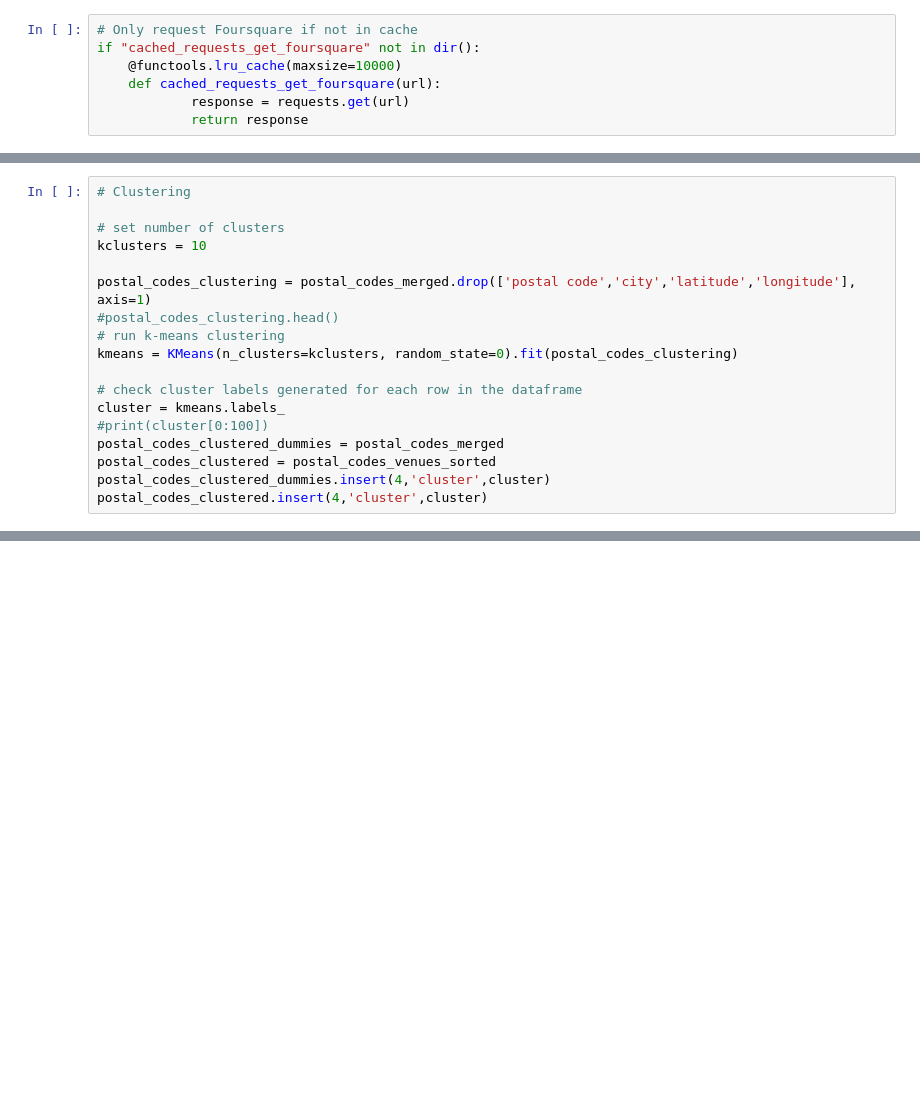
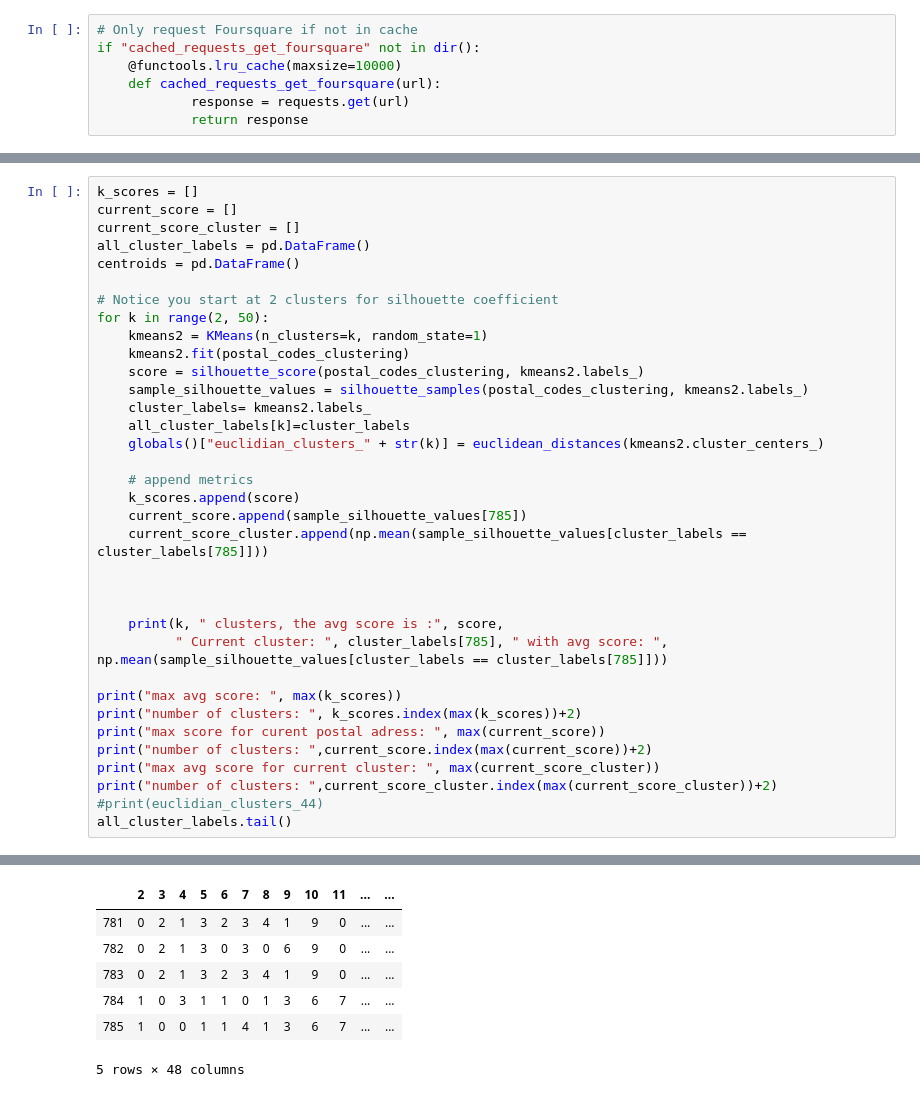
Before and after one commit to agrahn95/Coursera_Capstone, a Jupyter notebook: Capstone Project Course.ipynb, the cells around one changed output, grey strips where cells are left out. Saved outputs shown, nothing was run; the diff lists cells and outputs as text; blank space fills up the shorter version.

```diff
--- a/Capstone Project Course.ipynb
+++ b/Capstone Project Course.ipynb
@@ -279,18 +525,36 @@ postal_codes_venues_sorted.head()
-# %%
-# Clustering
-
-# set number of clusters
-kclusters = 10
-
-postal_codes_clustering = postal_codes_merged.drop(['postal code','city','latitude','longitude'], axis=1)
-#postal_codes_clustering.head()
-# run k-means clustering
-kmeans = KMeans(n_clusters=kclusters, random_state=0).fit(postal_codes_clustering)
-
-# check cluster labels generated for each row in the dataframe
-cluster = kmeans.labels_
-#print(cluster[0:100])
-postal_codes_clustered_dummies = postal_codes_merged
-postal_codes_clustered = postal_codes_venues_sorted
-postal_codes_clustered_dummies.insert(4,'cluster',cluster)
-postal_codes_clustered.insert(4,'cluster',cluster)
+# %%
+k_scores = []
+current_score = []
+current_score_cluster = []
+all_cluster_labels = pd.DataFrame()
+centroids = pd.DataFrame()
+
+# Notice you start at 2 clusters for silhouette coefficient
+for k in range(2, 50):
+    kmeans2 = KMeans(n_clusters=k, random_state=1)
+    kmeans2.fit(postal_codes_clustering)
+    score = silhouette_score(postal_codes_clustering, kmeans2.labels_)
+    sample_silhouette_values = silhouette_samples(postal_codes_clustering, kmeans2.labels_)
+    cluster_labels= kmeans2.labels_
+    all_cluster_labels[k]=cluster_labels
+    globals()["euclidian_clusters_" + str(k)] = euclidean_distances(kmeans2.cluster_centers_)
+
+    # append metrics
+    k_scores.append(score)
+    current_score.append(sample_silhouette_values[785])
+    current_score_cluster.append(np.mean(sample_silhouette_values[cluster_labels == cluster_labels[785]]))
+
+
+
+    print(k, " clusters, the avg score is :", score,
+          " Current cluster: ", cluster_labels[785], " with avg score: ", np.mean(sample_silhouette_values[cluster_labels == cluster_labels[785]]))
+
+print("max avg score: ", max(k_scores))
+print("number of clusters: ", k_scores.index(max(k_scores))+2)
+print("max score for curent postal adress: ", max(current_score))
+print("number of clusters: ",current_score.index(max(current_score))+2)
+print("max avg score for current cluster: ", max(current_score_cluster))
+print("number of clusters: ",current_score_cluster.index(max(current_score_cluster))+2)
+#print(euclidian_clusters_44)
+all_cluster_labels.tail()
+# %% [output]
@@ -296,0 +578,7 @@ postal_codes_clustered.insert(4,'cluster',cluster)
+|  | 2 | 3 | 4 | 5 | 6 | 7 | 8 | 9 | 10 | 11 | ... | ... |
+| 781 | 0 | 2 | 1 | 3 | 2 | 3 | 4 | 1 | 9 | 0 | ... | ... |
+| 782 | 0 | 2 | 1 | 3 | 0 | 3 | 0 | 6 | 9 | 0 | ... | ... |
+| 783 | 0 | 2 | 1 | 3 | 2 | 3 | 4 | 1 | 9 | 0 | ... | ... |
+| 784 | 1 | 0 | 3 | 1 | 1 | 0 | 1 | 3 | 6 | 7 | ... | ... |
+| 785 | 1 | 0 | 0 | 1 | 1 | 4 | 1 | 3 | 6 | 7 | ... | ... |
+5 rows × 48 columns
```
Also changed, not shown: parts of 30 cells of this notebook.
